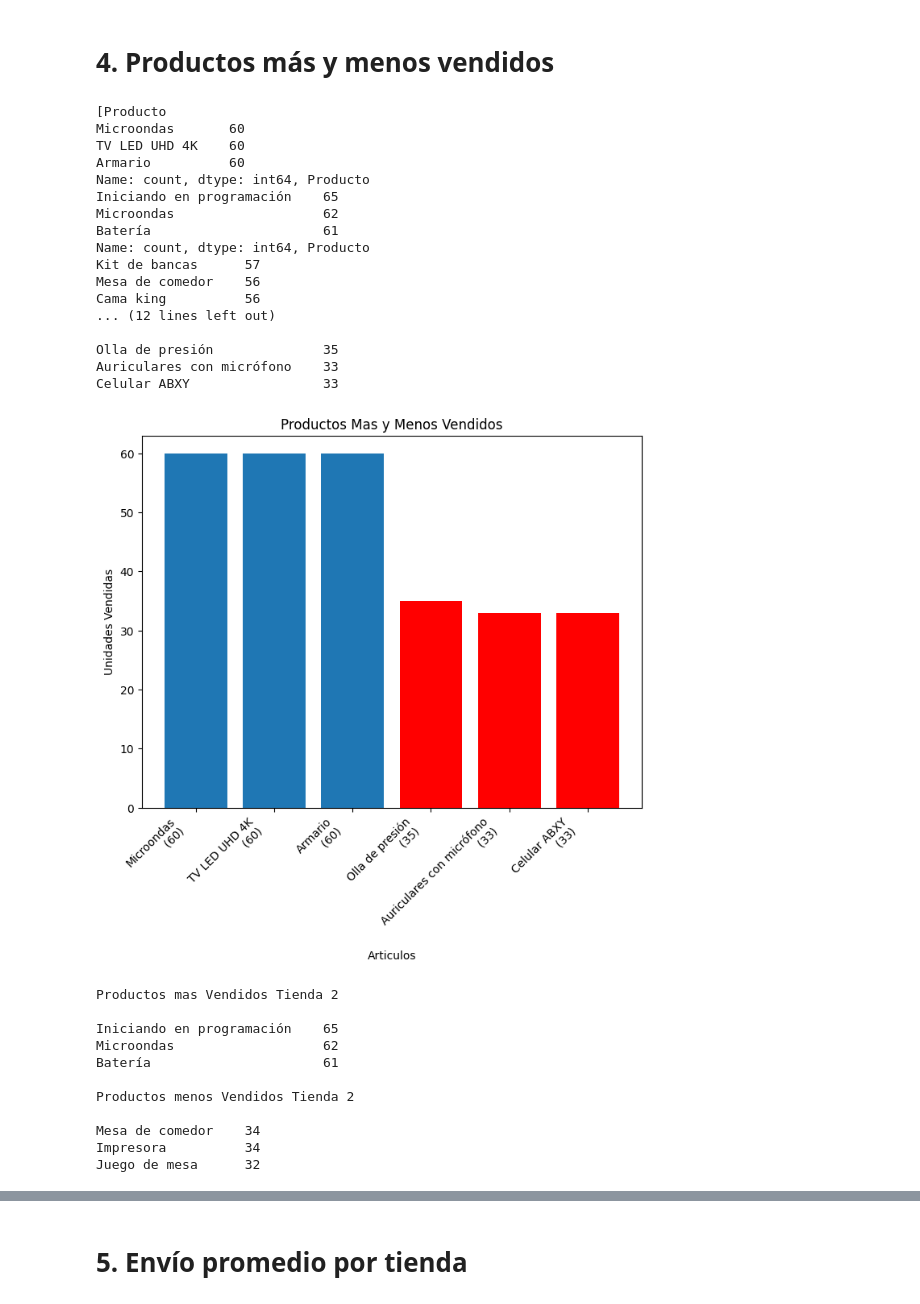
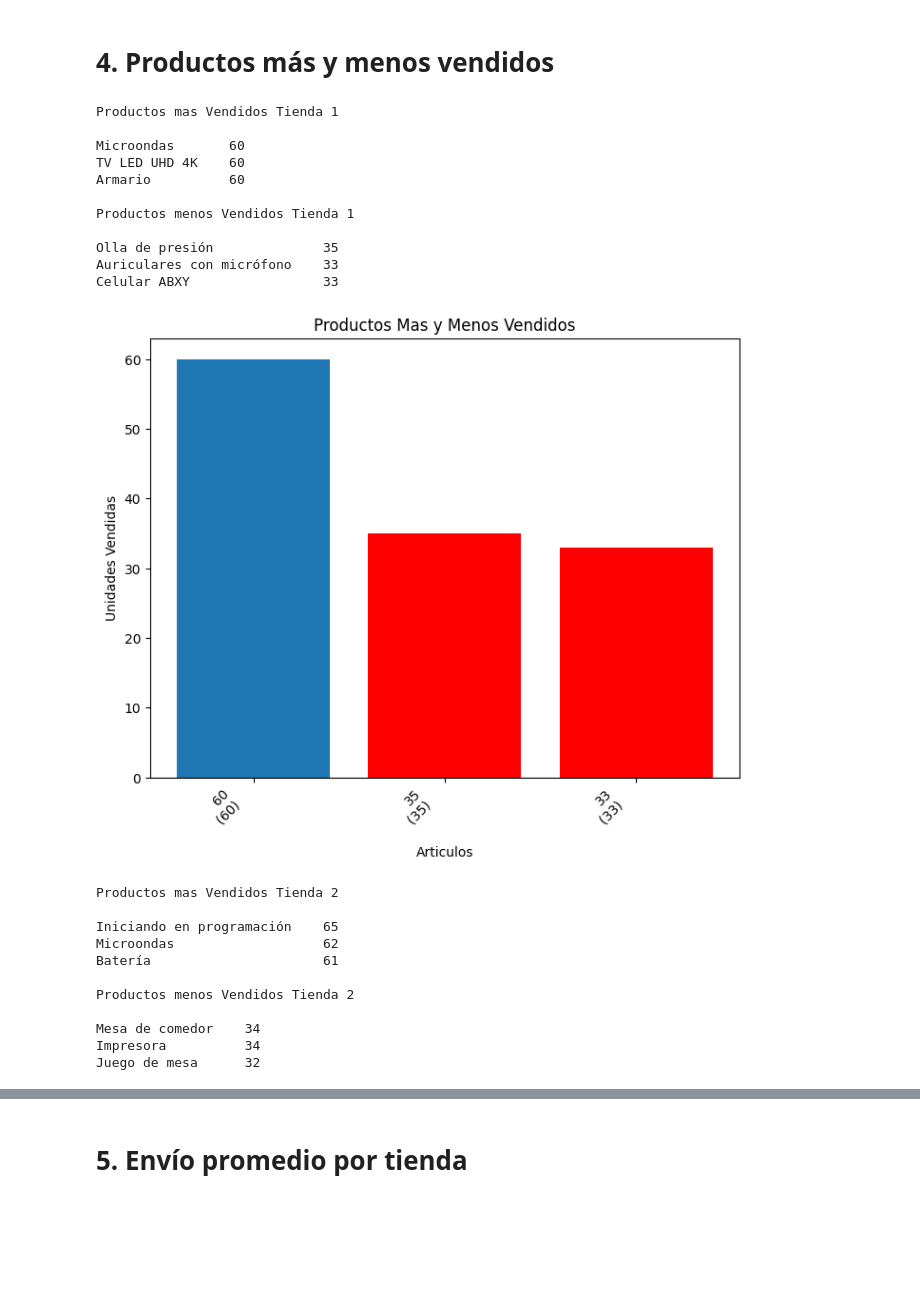
Before and after one commit to Scaques/Alura-Store, a Jupyter notebook: AluraStoreLatam.ipynb, the cells around one changed output, grey strips where cells are left out. Saved outputs shown, nothing was run; the diff lists cells and outputs as text; code cells hidden in the pictures; blank space fills up the shorter version.

```diff
--- a/AluraStoreLatam.ipynb
+++ b/AluraStoreLatam.ipynb
@@ -64,8 +65,8 @@ tex_sum3 = [""]*8
 for i in range(len(nom_tienda)):
 
   for j in range(len(tex_sum2)):
-    tex_sum2[j] = (f"{cant_tienda[i].index[j]}\n ({cant_tienda[i][j]})\n")
-    tex_sum3[j] = (f"{val_tienda[i].index[j]}\n ($ {val_tienda[i][j]})\n")
+    tex_sum2[j] = (f"{cant_tienda[i].iloc[j]}\n ({cant_tienda[i].iloc[j]})\n")
+    tex_sum3[j] = (f"{val_tienda[i].iloc[j]}\n ($ {val_tienda[i].iloc[j]})\n")
 
   print(f"Unidades Vendidas por Categoría {nom_tienda[i]}\n", cant_tienda[i].to_string().replace("Categoría del Producto",""),"\n")
   print(f"Venta Total por Categoria {nom_tienda[i]}\n",val_tienda[i].to_string().replace("Categoría del Producto",""),"\n")
@@ -191,46 +192,40 @@ Calificación Promedio de Tienda 4: 4.0
 # %%
 mas_vendidos = [t["Producto"].value_counts().head(3) for t in tiendas]
 menos_vendidos = [t["Producto"].value_counts().tail(3) for t in tiendas]
 tex_sum4 = [""]*3
 tex_sum5 = [""]*3
 
 for i in range(len(nom_tienda)):
 
   for j in range(len(tex_sum4)):
-    tex_sum4[j] = (f"{mas_vendidos[i].index[j]}\n ({mas_vendidos[i][j]})\n")
-    tex_sum5[j] = (f"{menos_vendidos[i].index[j]}\n ({menos_vendidos[i][j]})\n")
+    tex_sum4[j] = (f"{mas_vendidos[i].iloc[j]}\n ({mas_vendidos[i].iloc[j]})\n")
+    tex_sum5[j] = (f"{menos_vendidos[i].iloc[j]}\n ({menos_vendidos[i].iloc[j]})\n")
 
   print(f"Productos mas Vendidos {nom_tienda[i]}\n", mas_vendidos[i].to_string().replace("Producto",""),"\n")
   print(f"Productos menos Vendidos {nom_tienda[i]}\n", menos_vendidos[i].to_string().replace("Producto",""),"\n")
 
   plt.figure(figsize=(8,6))
   plt.bar(tex_sum4, mas_vendidos[i].values.tolist())
   plt.bar(tex_sum5, menos_vendidos[i].values.tolist(), color='red')
   plt.title("Productos Mas y Menos Vendidos")
   plt.xlabel ("Articulos")
   plt.xticks(rotation=45, ha='right')
   plt.ylabel ("Unidades Vendidas")
   plt.show()
   print("")
 # %% [output]
-[Producto
+Productos mas Vendidos Tienda 1
+
 Microondas       60
 TV LED UHD 4K    60
 Armario          60
-Name: count, dtype: int64, Producto
-Iniciando en programación    65
-Microondas                   62
-Batería                      61
-Name: count, dtype: int64, Producto
-Kit de bancas      57
-Mesa de comedor    56
-Cama king          56
-... (12 lines left out)
+
+Productos menos Vendidos Tienda 1
 
 Olla de presión              35
 Auriculares con micrófono    33
 Celular ABXY                 33
-[figure, old version]
+[figure, new version]
 Productos mas Vendidos Tienda 2
 
 Iniciando en programación    65
```
Also changed, not shown: parts of 4 cells of this notebook.
